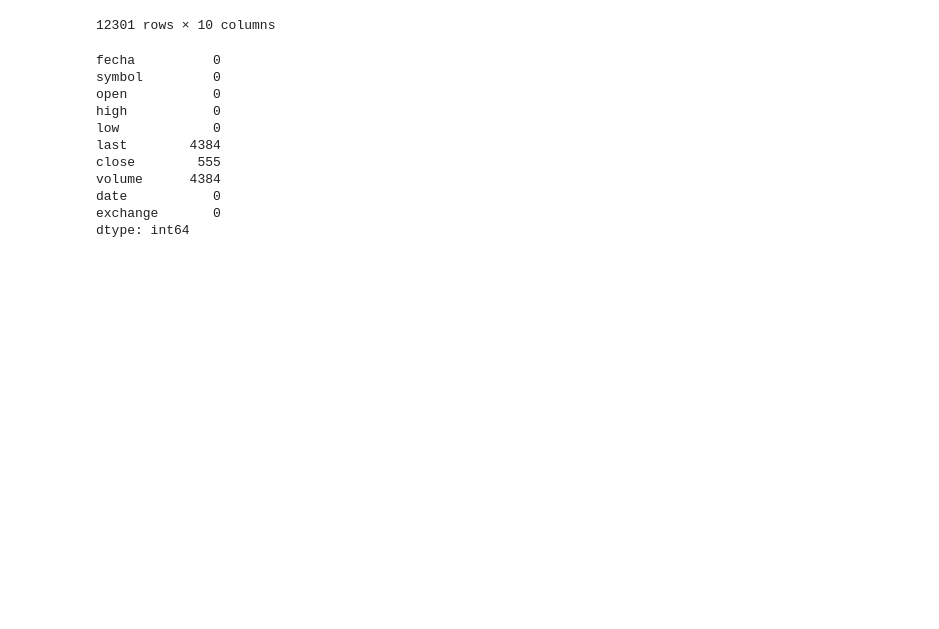
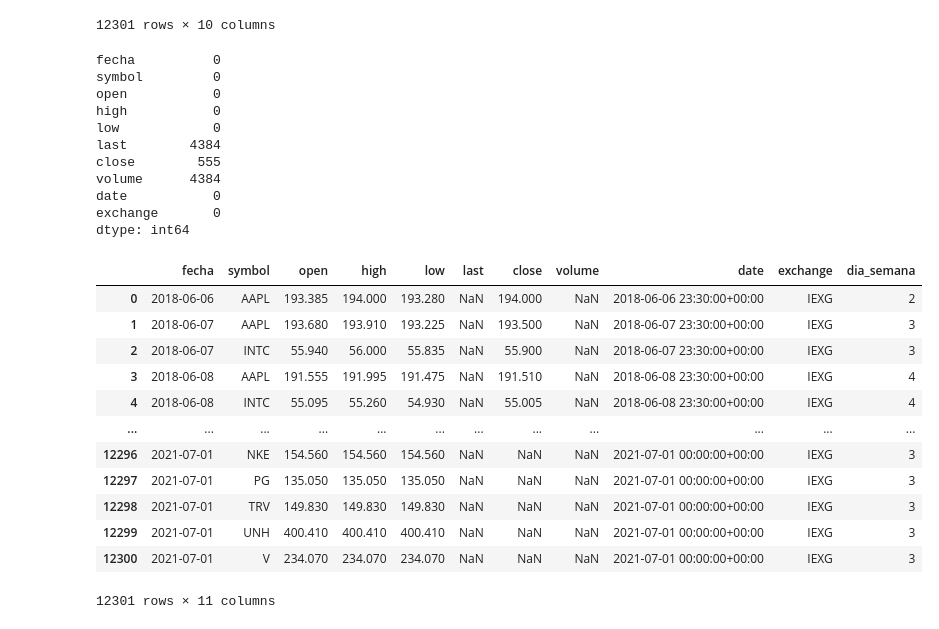
Before and after one commit to LanderAgirre/Reto_09_Azul_Oscuro, a Jupyter notebook: procesamiento.ipynb, the cells around one changed output. Drawn from its saved outputs; the diff is of its cells as text; code cells hidden in the pictures; blank space fills up the shorter version.

```diff
--- a/procesamiento.ipynb
+++ b/procesamiento.ipynb
@@ -32,7 +32,8 @@ print(df.head())
 3   AAPL     IEXG
 4   AAPL     IEXG
 # %%
-datos=pd.read_csv('Datos/Transformados/csv_unificado.csv')
+import pandas as pd
+datos=pd.read_csv('csv_unificado.csv')
 datos.head()
 # %% [output]
 |  | open | high | low | last | close | volume | date | symbol | exchange |
@@ -153,3 +154,21 @@ volume      4384
 date           0
 exchange       0
 dtype: int64
+# %%
+df_primeros['fecha']=pd.to_datetime(df_primeros['fecha'])
+df_primeros['dia_semana'] = df_primeros['fecha'].dt.day_of_week
+df_primeros
+# %% [output]
+|  | fecha | symbol | open | high | low | last | close | volume | date | exchange | dia_semana |
+| 0 | 2018-06-06 | AAPL | 193.385 | 194.000 | 193.280 | NaN | 194.000 | NaN | 2018-06-06 23:30:00+00:00 | IEXG | 2 |
+| 1 | 2018-06-07 | AAPL | 193.680 | 193.910 | 193.225 | NaN | 193.500 | NaN | 2018-06-07 23:30:00+00:00 | IEXG | 3 |
+| 2 | 2018-06-07 | INTC | 55.940 | 56.000 | 55.835 | NaN | 55.900 | NaN | 2018-06-07 23:30:00+00:00 | IEXG | 3 |
+| 3 | 2018-06-08 | AAPL | 191.555 | 191.995 | 191.475 | NaN | 191.510 | NaN | 2018-06-08 23:30:00+00:00 | IEXG | 4 |
+| 4 | 2018-06-08 | INTC | 55.095 | 55.260 | 54.930 | NaN | 55.005 | NaN | 2018-06-08 23:30:00+00:00 | IEXG | 4 |
+| ... | ... | ... | ... | ... | ... | ... | ... | ... | ... | ... | ... |
+| 12296 | 2021-07-01 | NKE | 154.560 | 154.560 | 154.560 | NaN | NaN | NaN | 2021-07-01 00:00:00+00:00 | IEXG | 3 |
+| 12297 | 2021-07-01 | PG | 135.050 | 135.050 | 135.050 | NaN | NaN | NaN | 2021-07-01 00:00:00+00:00 | IEXG | 3 |
+| 12298 | 2021-07-01 | TRV | 149.830 | 149.830 | 149.830 | NaN | NaN | NaN | 2021-07-01 00:00:00+00:00 | IEXG | 3 |
+| 12299 | 2021-07-01 | UNH | 400.410 | 400.410 | 400.410 | NaN | NaN | NaN | 2021-07-01 00:00:00+00:00 | IEXG | 3 |
+| 12300 | 2021-07-01 | V | 234.070 | 234.070 | 234.070 | NaN | NaN | NaN | 2021-07-01 00:00:00+00:00 | IEXG | 3 |
+12301 rows × 11 columns
```
Also changed, not shown: parts of 19 cells of this notebook.
